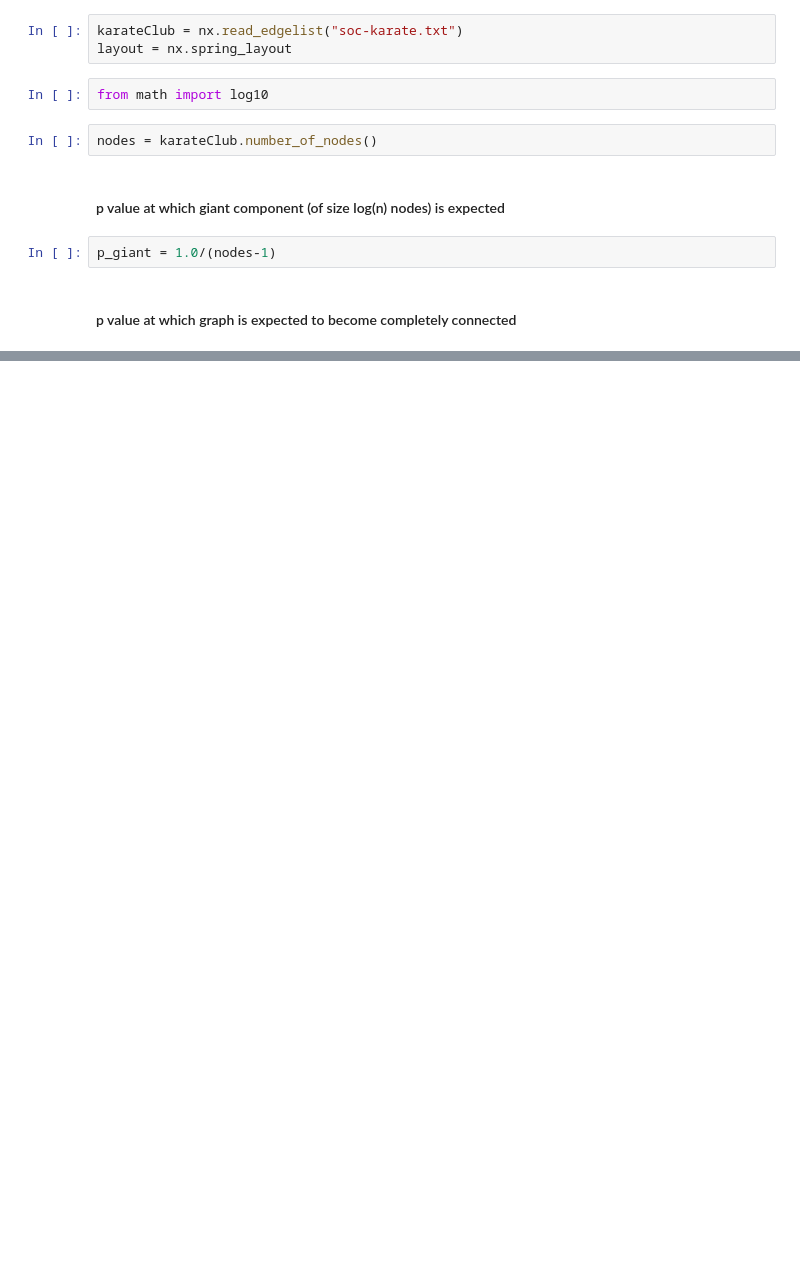
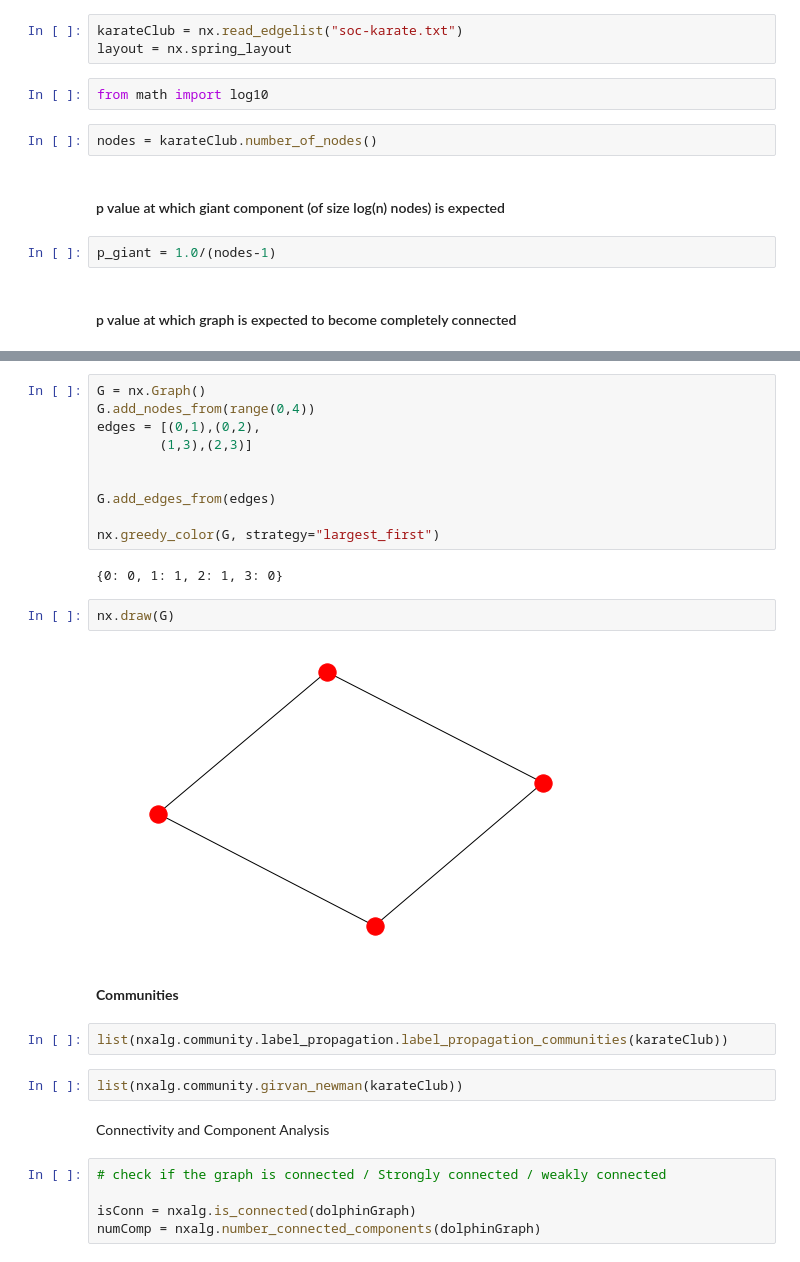
Before and after one commit to sudhigopal/Network-Science-tutorials, a Jupyter notebook: graphTut.ipynb, the cells around one changed output, grey strips where cells are left out. Drawn from its saved outputs; the diff is of its cells as text; blank space fills up the shorter version.

```diff
--- a/graphTut.ipynb
+++ b/graphTut.ipynb
@@ -109,0 +235,29 @@ SyntaxError: unexpected EOF while parsing (<ipython-input-51-185940b2d696>, line
+# %%
+G = nx.Graph()
+G.add_nodes_from(range(0,4))
+edges = [(0,1),(0,2),
+        (1,3),(2,3)]
+
+
+G.add_edges_from(edges)
+
+nx.greedy_color(G, strategy="largest_first")
+# %% [output]
+{0: 0, 1: 1, 2: 1, 3: 0}
+# %%
+nx.draw(G)
+# %% [output]
+[figure, added]
+# %% [markdown]
+**Communities**
+# %%
+list(nxalg.community.label_propagation.label_propagation_communities(karateClub))
+# %%
+list(nxalg.community.girvan_newman(karateClub))
+# %% [markdown]
+Connectivity and Component Analysis
+# %%
+# check if the graph is connected / Strongly connected / weakly connected
+
+isConn = nxalg.is_connected(dolphinGraph)
+numComp = nxalg.number_connected_components(dolphinGraph)
```
Also changed, not shown: parts of 53 cells of this notebook, 1 other file.
